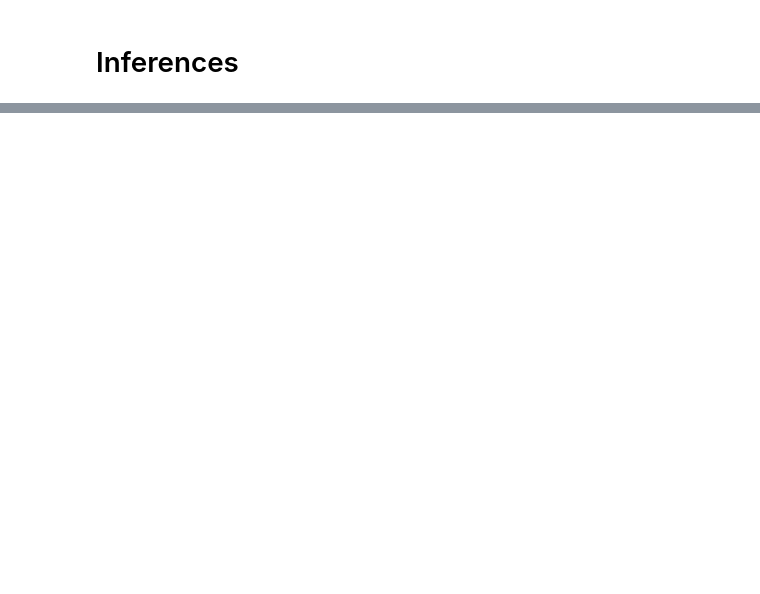
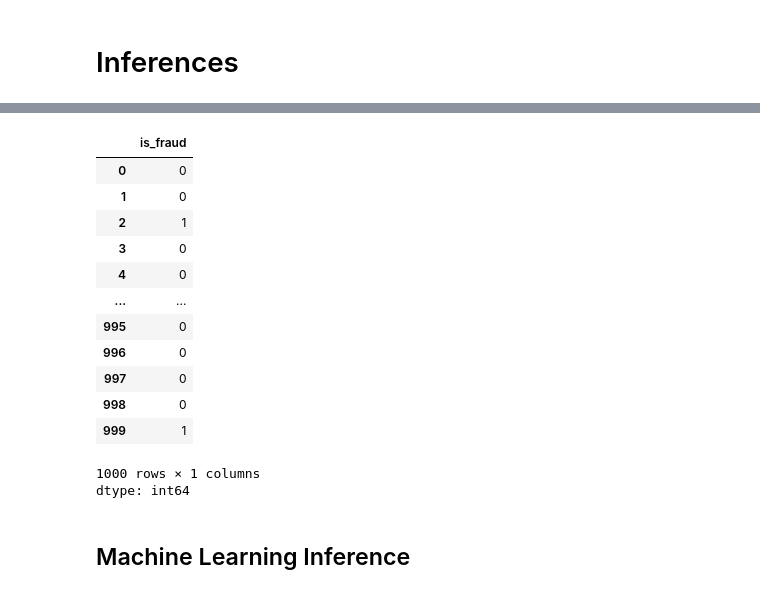
Before and after one commit to Achmad96/anomaly-fraud-detection, a Jupyter notebook: fraud_detection_on_transactions_fixed.ipynb, the cells around one changed output, grey strips where cells are left out. Saved outputs shown, nothing was run; the diff lists cells and outputs as text; code cells hidden in the pictures; blank space fills up the shorter version.

```diff
--- a/fraud_detection_on_transactions_fixed.ipynb
+++ b/fraud_detection_on_transactions_fixed.ipynb
@@ -723,0 +677,58 @@ array([0.02646406, 0.02728465, 1.        , 0.6614299 , 0.02646406,
+# %%
+import random
+import pandas as pd
+
+def generate_inference_data(num_records=100, fraud_rate=0.15):
+    """
+    Generates a randomized dictionary of transaction data.
+    """
+    data = {
+        'merchant_category': [],
+        'payment_method': [],
+        'region': [],
+        'quantity_spike_ratio': [],
+        'transaction_total_delta': [],
+        'is_fraud': []
+    }
+
+    for _ in range(num_records):
+        is_fraud = 1 if random.random() < fraud_rate else 0
+
+        # Randomize basic categorical features
+        data['merchant_category'].append(random.randint(1, 5))
+        data['payment_method'].append(random.randint(1, 4))
+        data['region'].append(random.randint(1, 5))
+        data['is_fraud'].append(is_fraud)
+
+        if is_fraud:
+            data['quantity_spike_ratio'].append(round(random.uniform(1.9, 10), 1))
+            data['transaction_total_delta'].append(random.randint(-100,-1))
+        else:
+            data['quantity_spike_ratio'].append(round(random.uniform(0, 1.9), 1))
+            data['transaction_total_delta'].append(random.randint(0,1))
+
+    return data
+# %%
+inference_data = generate_inference_data(num_records=1000, fraud_rate=0.20)
+inference_df = pd.DataFrame(inference_data)
+y_inference = inference_df['is_fraud']
+X_inference = inference_df[feature_cols]
+# %%
+y_inference
+# %% [output]
+|  | is_fraud |
+| 0 | 0 |
+| 1 | 0 |
+| 2 | 1 |
+| 3 | 0 |
+| 4 | 0 |
+| ... | ... |
+| 995 | 0 |
+| 996 | 0 |
+| 997 | 0 |
+| 998 | 0 |
+| 999 | 1 |
+1000 rows × 1 columns
+dtype: int64
+# %% [markdown]
+## Machine Learning Inference
```
Also changed, not shown: parts of 50 cells of this notebook.
